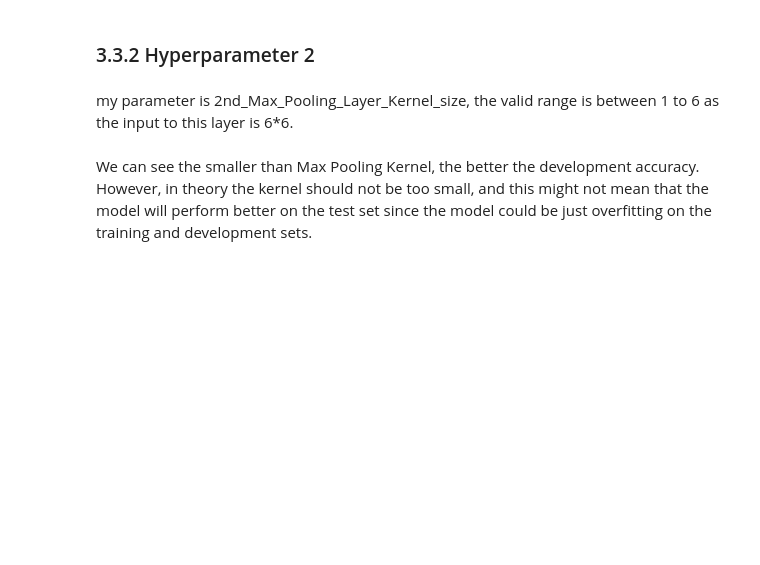
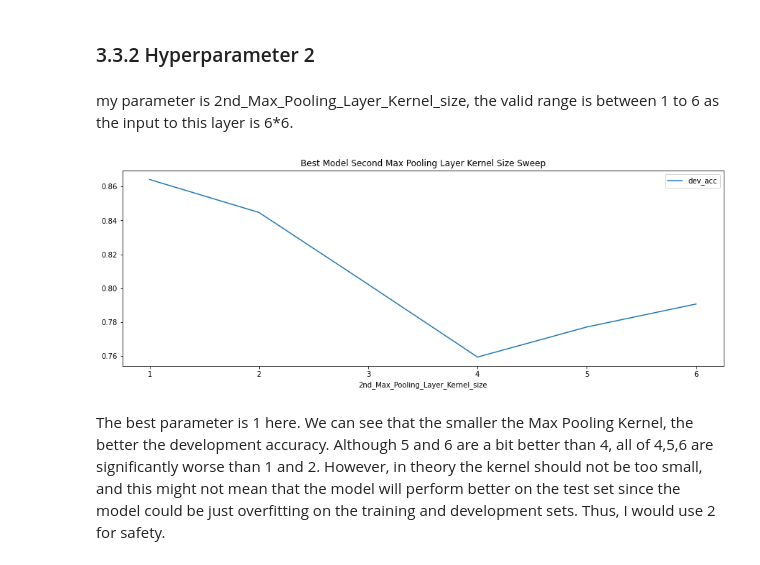
Before and after one commit to Evenstarneko/Machine-learning, a Jupyter notebook: HW3/ML_2021F_Practicum_3.ipynb, the cells around one changed output. Cells and saved outputs as stored; diff of their text form; code cells hidden in the pictures; blank space fills up the shorter version.

```diff
--- a/HW3/ML_2021F_Practicum_3.ipynb
+++ b/HW3/ML_2021F_Practicum_3.ipynb
@@ -268,11 +270,13 @@ We can see that the larger the feature size, the better until the number of line
 my parameter is 2nd_Max_Pooling_Layer_Kernel_size, the valid range is between 1 to 6 as the input to this layer is 6*6.
 # %%
 # 2nd_Max_Pooling_Layer_Kernel_size = [1, 2, 3, 4, 5, 6]
-best_maxpool_metrics = pd.read_csv('./3.3/best-pool2-result.csv')
+best_maxpool_metrics = pd.read_csv('./result-best2.csv')
 plt.figure(figsize=(15, 5))
 plt.title("Best Model Second Max Pooling Layer Kernel Size Sweep")
 ax = plt.gca()
-best_maxpool_metrics.plot(kind='line',x='maxpool',y='dev_acc', ax=ax)
+best_maxpool_metrics.plot(kind='line',x='2nd_Max_Pooling_Layer_Kernel_size',y='dev_acc', ax=ax)
 plt.show()
+# %% [output]
+[figure, added]
 # %% [markdown]
-We can see the smaller than Max Pooling Kernel, the better the development accuracy. However, in theory the kernel should not be too small, and this might not mean that the model will perform better on the test set since the model could be just overfitting on the training and development sets.
+The best parameter is 1 here. We can see that the smaller the Max Pooling Kernel, the better the development accuracy. Although 5 and 6 are a bit better than 4, all of 4,5,6 are significantly worse than 1 and  2. However, in theory the kernel should not be too small, and this might not mean that the model will perform better on the test set since the model could be just overfitting on the training and development sets. Thus, I would use 2 for safety.
```
Also changed, not shown: parts of 8 cells of this notebook, 50 other files.
